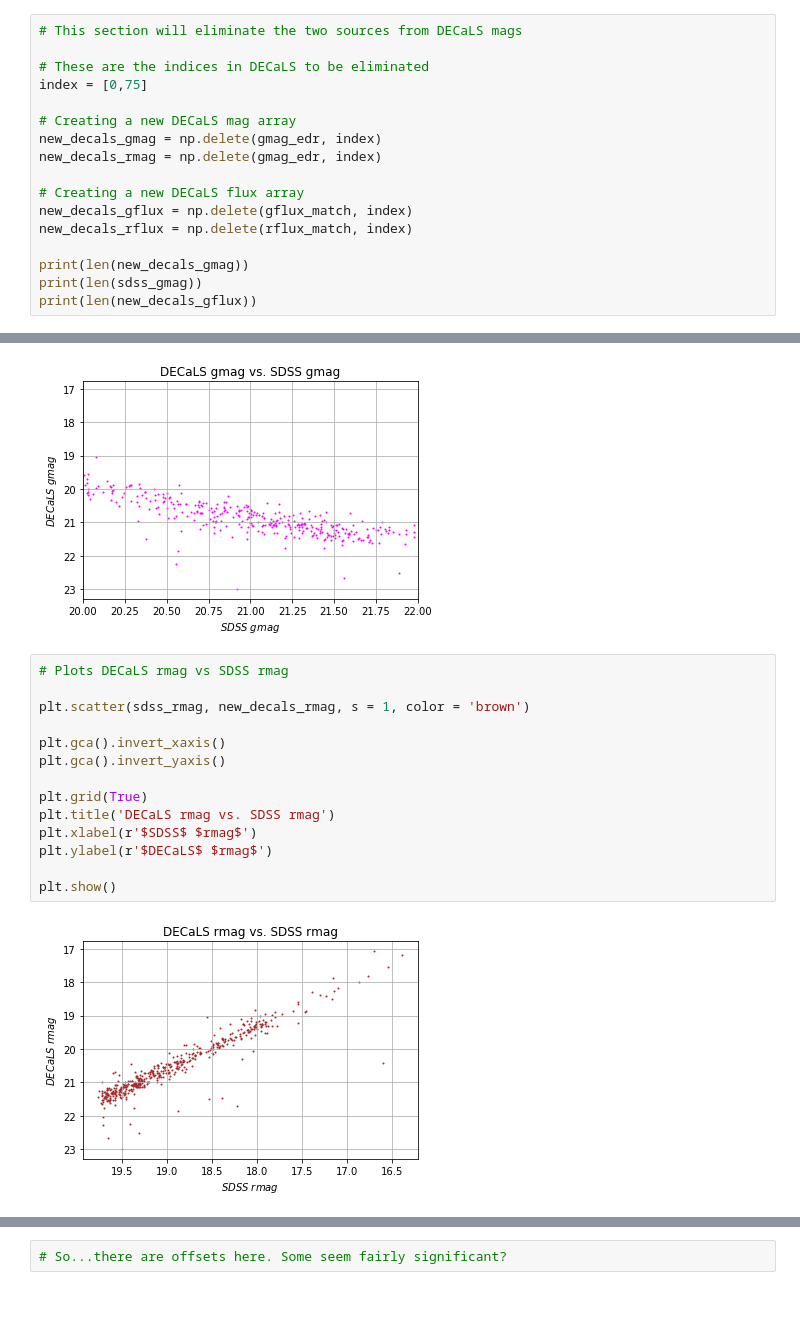
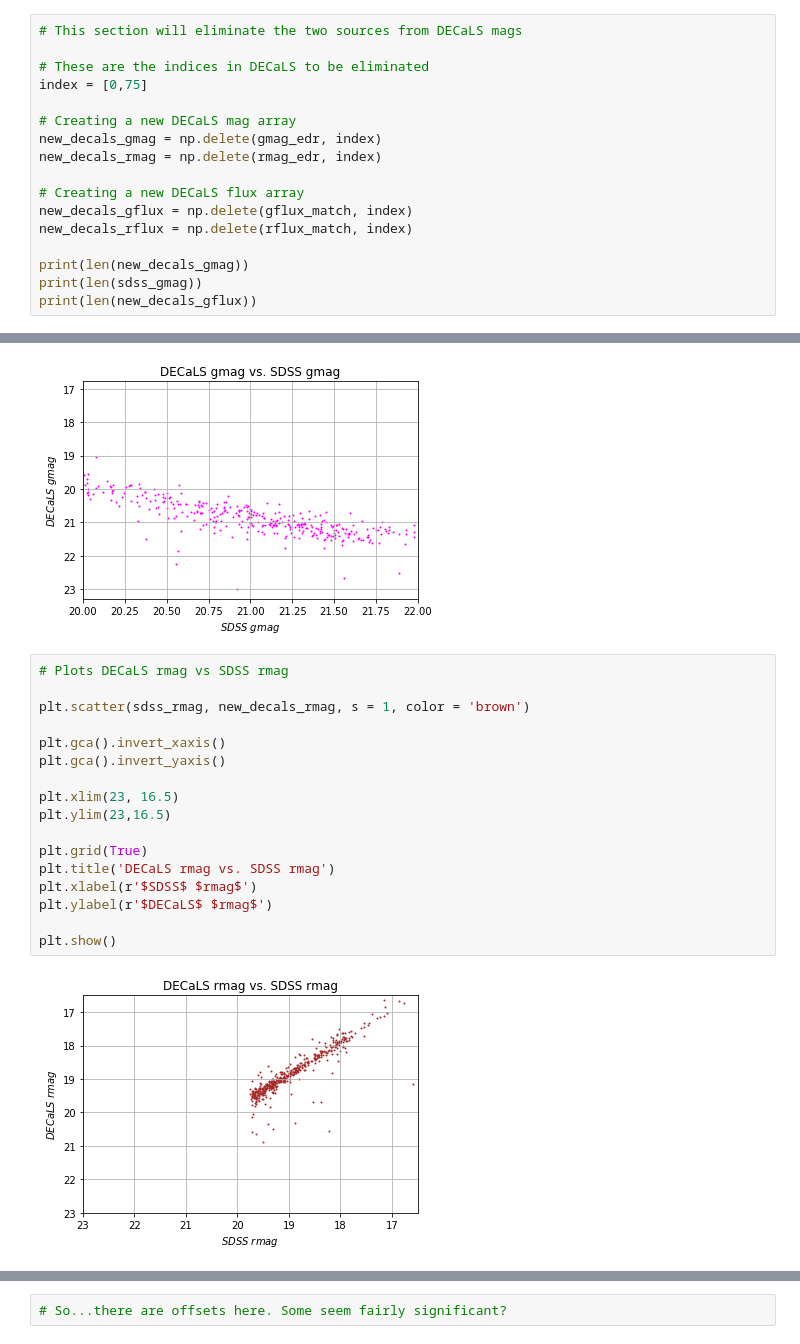
Before and after one commit to metownsend/lrg-merger, a Jupyter notebook: magTests.ipynb, the cells around one changed output, grey strips where cells are left out. Saved outputs shown, nothing was run; the diff lists cells and outputs as text; blank space fills up the shorter version.

```diff
--- a/magTests.ipynb
+++ b/magTests.ipynb
@@ -230,7 +264,7 @@ index = [0,75]
 
 # Creating a new DECaLS mag array
 new_decals_gmag = np.delete(gmag_edr, index)
-new_decals_rmag = np.delete(gmag_edr, index)
+new_decals_rmag = np.delete(rmag_edr, index)
 
 # Creating a new DECaLS flux array
 new_decals_gflux = np.delete(gflux_match, index)
@@ -279,19 +317,22 @@ plt.show()
 # %%
 # Plots DECaLS rmag vs SDSS rmag
 
 plt.scatter(sdss_rmag, new_decals_rmag, s = 1, color = 'brown')
 
 plt.gca().invert_xaxis()
 plt.gca().invert_yaxis()
 
+plt.xlim(23, 16.5)
+plt.ylim(23,16.5)
+
 plt.grid(True)
 plt.title('DECaLS rmag vs. SDSS rmag')
 plt.xlabel(r'$SDSS$ $rmag$')
 plt.ylabel(r'$DECaLS$ $rmag$')
 
 plt.show()
 # %% [output]
-[figure, old version]
+[figure, new version]
 # %%
 # Zoom in between 18.5 < SDSS rmag < 20
 
```
Also changed, not shown: parts of 23 cells of this notebook.
